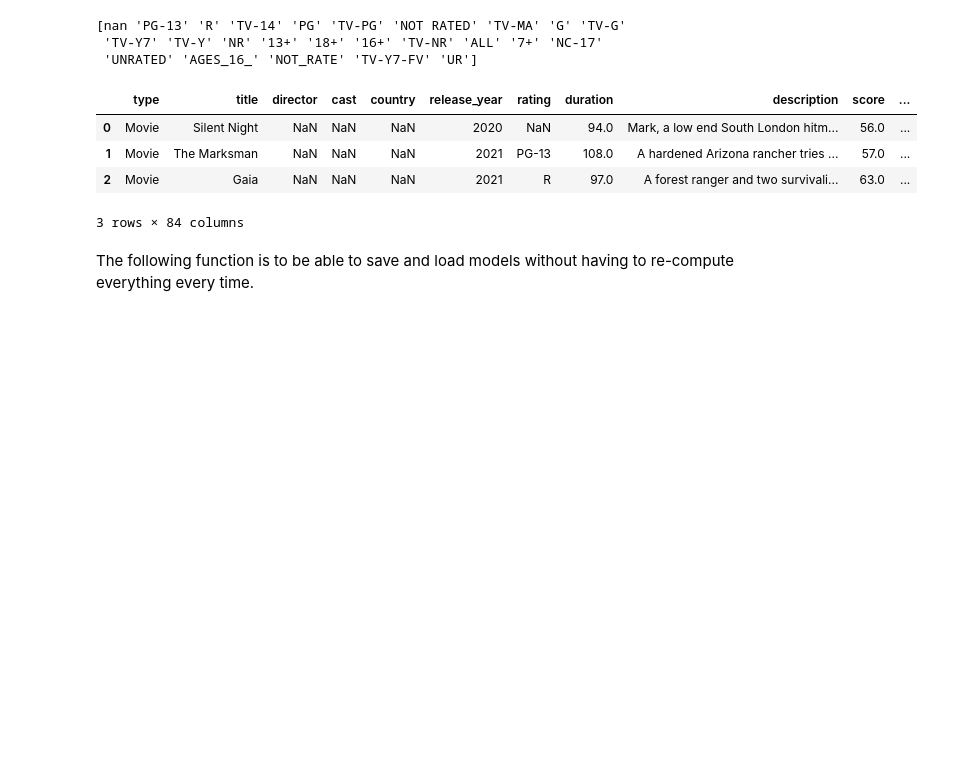
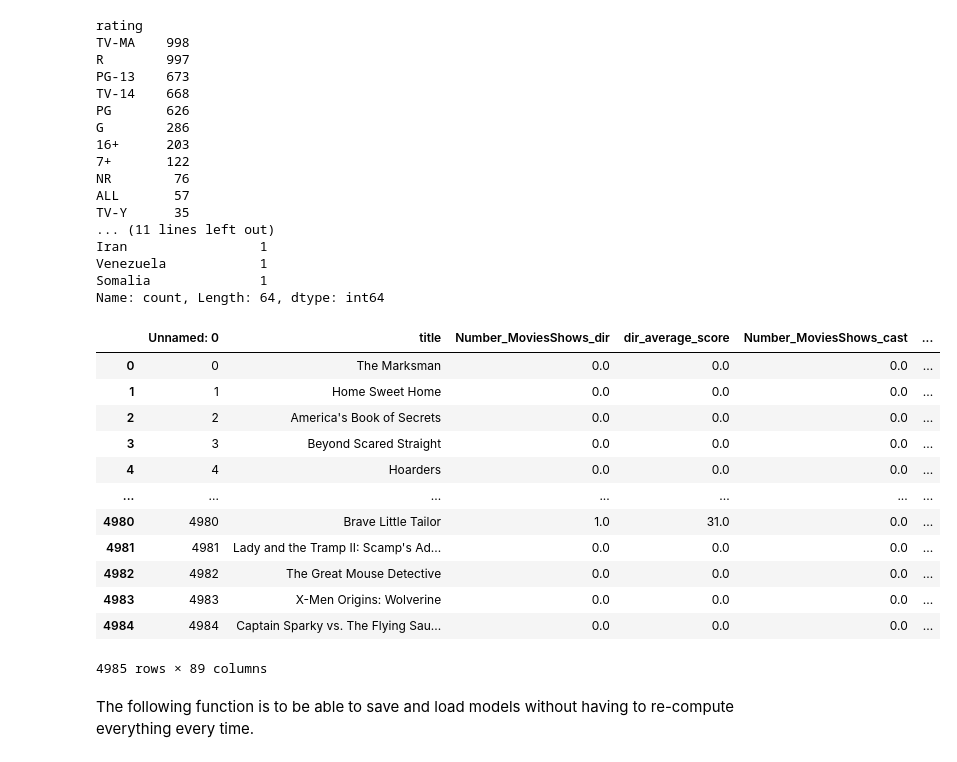
Before and after one commit to enau7/TV-Popularity-Project, a Jupyter notebook: Modeling/model_fitting.ipynb, the cells around one changed output. Saved outputs shown, nothing was run; the diff lists cells and outputs as text; code cells hidden in the pictures; blank space fills up the shorter version.

```diff
--- a/Modeling/model_fitting.ipynb
+++ b/Modeling/model_fitting.ipynb
@@ -24,21 +25,48 @@ from sklearn import ensemble
 # Evaluation
 from sklearn.model_selection import cross_val_score
 from sklearn.metrics import mean_squared_error
-# %%
-tv_df = pd.read_csv("../Data/data/streaming_titles_clean.csv")
-# Convert columns to dummies
-print(tv_df["rating"].unique())
-
-tv_df.head(3)
-# %% [output]
-[nan 'PG-13' 'R' 'TV-14' 'PG' 'TV-PG' 'NOT RATED' 'TV-MA' 'G' 'TV-G'
- 'TV-Y7' 'TV-Y' 'NR' '13+' '18+' '16+' 'TV-NR' 'ALL' '7+' 'NC-17'
- 'UNRATED' 'AGES_16_' 'NOT_RATE' 'TV-Y7-FV' 'UR']
-|  | type | title | director | cast | country | release_year | rating | duration | description | score | ... |
-| 0 | Movie | Silent Night | NaN | NaN | NaN | 2020 | NaN | 94.0 | Mark, a low end South London hitm... | 56.0 | ... |
-| 1 | Movie | The Marksman | NaN | NaN | NaN | 2021 | PG-13 | 108.0 | A hardened Arizona rancher tries ... | 57.0 | ... |
-| 2 | Movie | Gaia | NaN | NaN | NaN | 2021 | R | 97.0 | A forest ranger and two survivali... | 63.0 | ... |
-3 rows × 84 columns
+# %%
+tv_df = pd.read_csv("../Data/data/streaming_titles_final.csv")
+# Convert columns to dummies
+print(tv_df["rating"].value_counts())
+print(tv_df["country"].value_counts())
+
+# There aren't enough values in NC-17 to fit a model so I won't use those values in my model.
+
+tv_df["rating"] = tv_df["rating"].apply(lambda x: x if x != "NC-17" else np.nan)
+
+tv_df
+# %% [output]
+rating
+TV-MA    998
+R        997
+PG-13    673
+TV-14    668
+PG       626
+G        286
+16+      203
+7+       122
+NR        76
+ALL       57
+TV-Y      35
+... (11 lines left out)
+Iran                 1
+Venezuela            1
+Somalia              1
+Name: count, Length: 64, dtype: int64
+|  | Unnamed: 0 | title | Number_MoviesShows_dir | dir_average_score | Number_MoviesShows_cast | ... |
+| 0 | 0 | The Marksman | 0.0 | 0.0 | 0.0 | ... |
+| 1 | 1 | Home Sweet Home | 0.0 | 0.0 | 0.0 | ... |
+| 2 | 2 | America's Book of Secrets | 0.0 | 0.0 | 0.0 | ... |
+| 3 | 3 | Beyond Scared Straight | 0.0 | 0.0 | 0.0 | ... |
+| 4 | 4 | Hoarders | 0.0 | 0.0 | 0.0 | ... |
+| ... | ... | ... | ... | ... | ... | ... |
+| 4980 | 4980 | Brave Little Tailor | 1.0 | 31.0 | 0.0 | ... |
+| 4981 | 4981 | Lady and the Tramp II: Scamp's Ad... | 0.0 | 0.0 | 0.0 | ... |
+| 4982 | 4982 | The Great Mouse Detective | 0.0 | 0.0 | 0.0 | ... |
+| 4983 | 4983 | X-Men Origins: Wolverine | 0.0 | 0.0 | 0.0 | ... |
+| 4984 | 4984 | Captain Sparky vs. The Flying Sau... | 0.0 | 0.0 | 0.0 | ... |
+4985 rows × 89 columns
 # %%
 # Train/Test split
 tv_train, tv_test = train_test_split(tv_df, random_state = 2023) # random state important for evaluation
```
Also changed, not shown: parts of 7 cells of this notebook, 4 other files.
